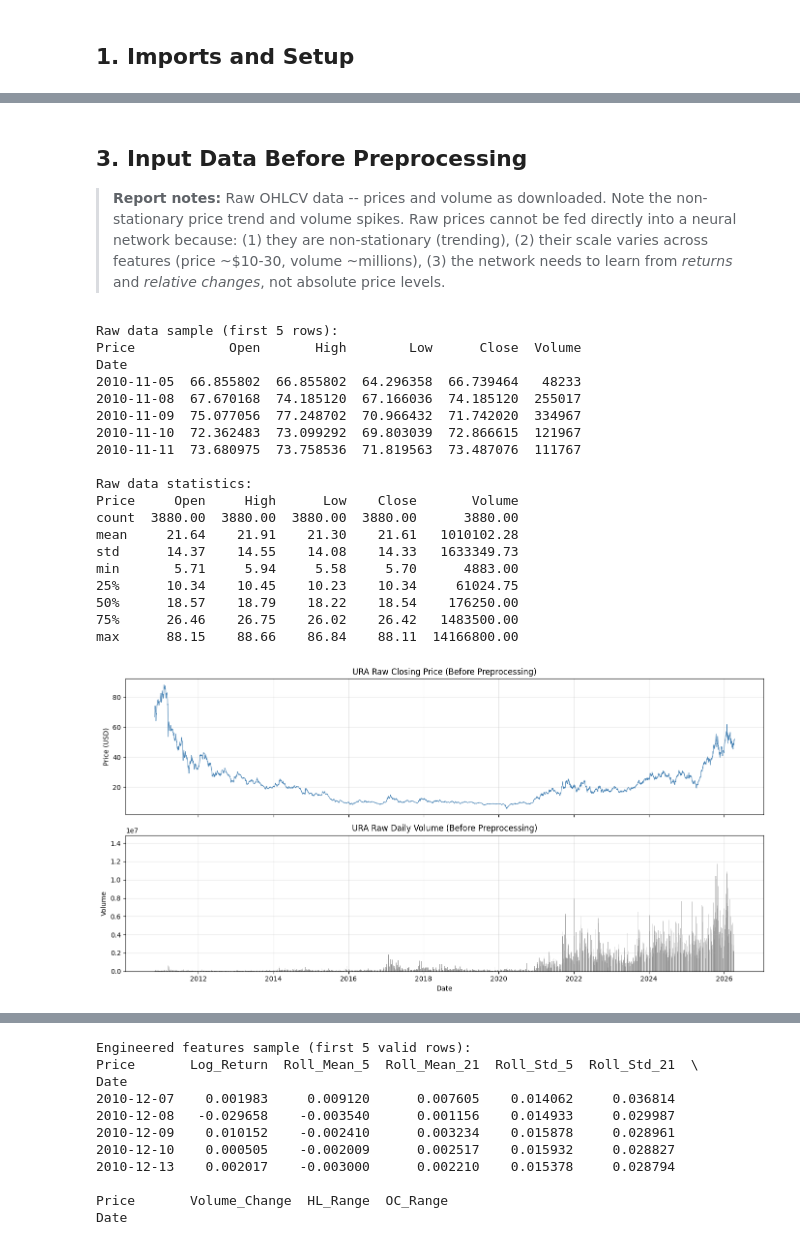
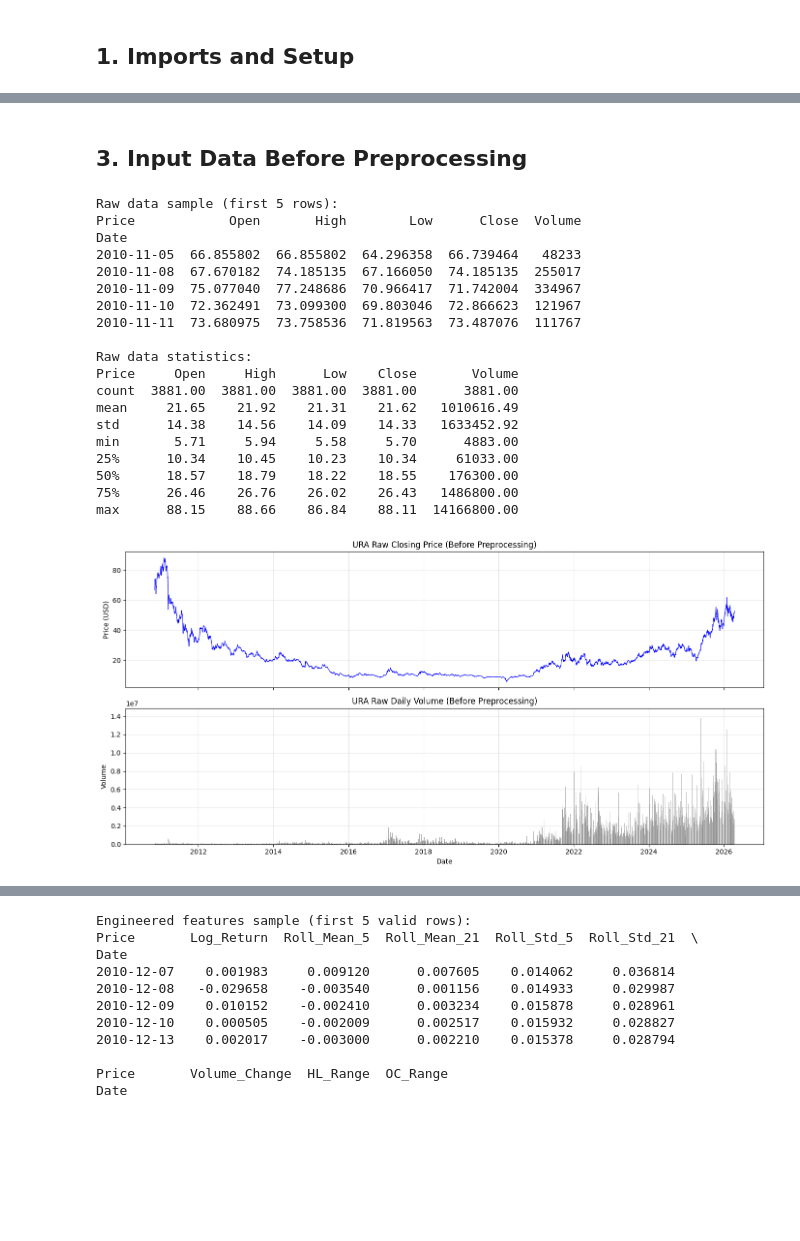
Before and after one commit to GeorgeLazos/ura_volatility_prediction_LTSM, a Jupyter notebook: ura_volatility_prediction_LSTM.ipynb, the cells around one changed output, grey strips where cells are left out. Cells and saved outputs as stored; diff of their text form; code cells hidden in the pictures; blank space fills up the shorter version.

```diff
--- a/ura_volatility_prediction_LSTM.ipynb
+++ b/ura_volatility_prediction_LSTM.ipynb
@@ -67,45 +65,43 @@ Date range: 2010-11-05 to 2026-04-13
 # %% [markdown]
 ## 3. Input Data Before Preprocessing
-
-> **Report notes:** Raw OHLCV data -- prices and volume as downloaded. Note the non-stationary price trend and volume spikes. Raw prices cannot be fed directly into a neural network because: (1) they are non-stationary (trending), (2) their scale varies across features (price ~$10-30, volume ~millions), (3) the network needs to learn from *returns* and *relative changes*, not absolute price levels.
 # %%
 print("Raw data sample (first 5 rows):")
 print(data[['Open', 'High', 'Low', 'Close', 'Volume']].head())
 print(f"\nRaw data statistics:")
 print(data[['Open', 'High', 'Low', 'Close', 'Volume']].describe().round(2))
 
 fig, axes = plt.subplots(2, 1, figsize=(14, 7), sharex=True)
-axes[0].plot(data.index, data['Close'], color='steelblue', linewidth=0.8)
+axes[0].plot(data.index, data['Close'], color='blue', linewidth=0.8)
 axes[0].set_ylabel('Price (USD)')
 axes[0].set_title('URA Raw Closing Price (Before Preprocessing)')
 axes[0].grid(True, alpha=0.3)
 axes[1].bar(data.index, data['Volume'], color='grey', alpha=0.6, width=2)
 axes[1].set_ylabel('Volume')
 axes[1].set_xlabel('Date')
 axes[1].set_title('URA Raw Daily Volume (Before Preprocessing)')
 axes[1].grid(True, alpha=0.3)
 plt.tight_layout()
 plt.show()
 # %% [output]
 Raw data sample (first 5 rows):
 Price            Open       High        Low      Close  Volume
 Date
 2010-11-05  66.855802  66.855802  64.296358  66.739464   48233
-2010-11-08  67.670168  74.185120  67.166036  74.185120  255017
-2010-11-09  75.077056  77.248702  70.966432  71.742020  334967
-2010-11-10  72.362483  73.099292  69.803039  72.866615  121967
+2010-11-08  67.670182  74.185135  67.166050  74.185135  255017
+2010-11-09  75.077040  77.248686  70.966417  71.742004  334967
+2010-11-10  72.362491  73.099300  69.803046  72.866623  121967
 2010-11-11  73.680975  73.758536  71.819563  73.487076  111767
 
 Raw data statistics:
 Price     Open     High      Low    Close       Volume
-count  3880.00  3880.00  3880.00  3880.00      3880.00
-mean     21.64    21.91    21.30    21.61   1010102.28
-std      14.37    14.55    14.08    14.33   1633349.73
+count  3881.00  3881.00  3881.00  3881.00      3881.00
+mean     21.65    21.92    21.31    21.62   1010616.49
+std      14.38    14.56    14.09    14.33   1633452.92
 min       5.71     5.94     5.58     5.70      4883.00
-25%      10.34    10.45    10.23    10.34     61024.75
-50%      18.57    18.79    18.22    18.54    176250.00
-75%      26.46    26.75    26.02    26.42   1483500.00
+25%      10.34    10.45    10.23    10.34     61033.00
+50%      18.57    18.79    18.22    18.55    176300.00
+75%      26.46    26.76    26.02    26.43   1486800.00
 max      88.15    88.66    86.84    88.11  14166800.00
-[figure, old version]
+[figure, new version]
 # %% [markdown]
 ## 4. Feature Engineering and Preprocessing
```
Also changed, not shown: parts of 23 cells of this notebook, 3 other files.
